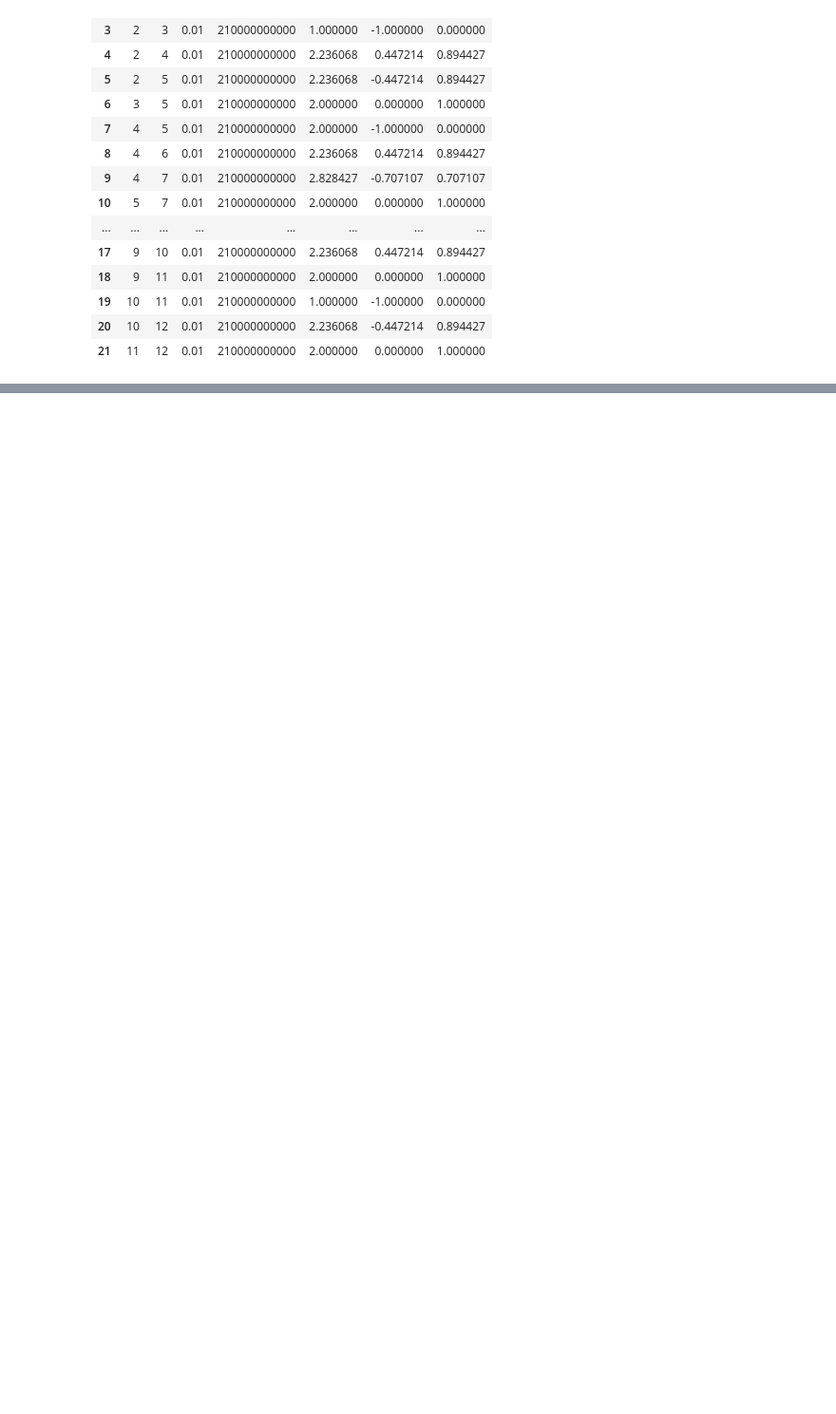
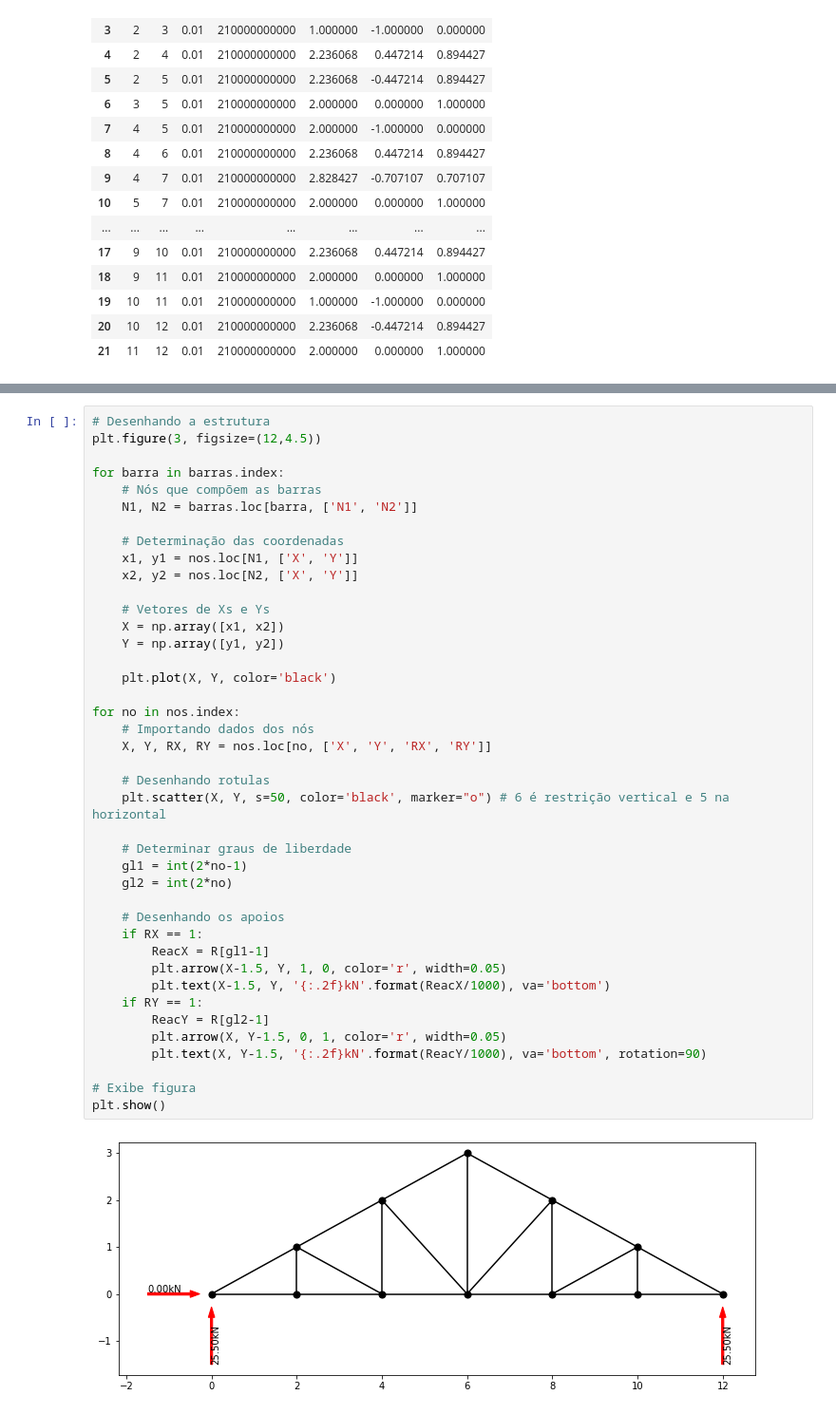
Before and after one commit to dutitello/MiniCurso-Python-PPGEC, a Jupyter notebook: TrelicaAoVivo.ipynb, the cells around one changed output, grey strips where cells are left out. Shown: that part at 95% size. Saved outputs shown, nothing was run; the diff lists cells and outputs as text; blank space fills up the shorter version.

```diff
--- a/TrelicaAoVivo.ipynb
+++ b/TrelicaAoVivo.ipynb
@@ -195,0 +324,43 @@ for barra in barras.index:
+# %%
+# Desenhando a estrutura
+plt.figure(3, figsize=(12,4.5))
+
+for barra in barras.index:
+    # Nós que compõem as barras
+    N1, N2 = barras.loc[barra, ['N1', 'N2']]
+
+    # Determinação das coordenadas
+    x1, y1 = nos.loc[N1, ['X', 'Y']]
+    x2, y2 = nos.loc[N2, ['X', 'Y']]
+
+    # Vetores de Xs e Ys
+    X = np.array([x1, x2])
+    Y = np.array([y1, y2])
+
+    plt.plot(X, Y, color='black')
+
+for no in nos.index:
+    # Importando dados dos nós
+    X, Y, RX, RY = nos.loc[no, ['X', 'Y', 'RX', 'RY']]
+
+    # Desenhando rotulas
+    plt.scatter(X, Y, s=50, color='black', marker="o") # 6 é restrição vertical e 5 na horizontal
+
+    # Determinar graus de liberdade
+    gl1 = int(2*no-1)
+    gl2 = int(2*no)
+
+    # Desenhando os apoios
+    if RX == 1:
+        ReacX = R[gl1-1]
+        plt.arrow(X-1.5, Y, 1, 0, color='r', width=0.05)
+        plt.text(X-1.5, Y, '{:.2f}kN'.format(ReacX/1000), va='bottom')
+    if RY == 1:
+        ReacY = R[gl2-1]
+        plt.arrow(X, Y-1.5, 0, 1, color='r', width=0.05)
+        plt.text(X, Y-1.5, '{:.2f}kN'.format(ReacY/1000), va='bottom', rotation=90)
+
+# Exibe figura
+plt.show()
+# %% [output]
+[figure, added]
```
Also changed, not shown: parts of 14 cells of this notebook.
